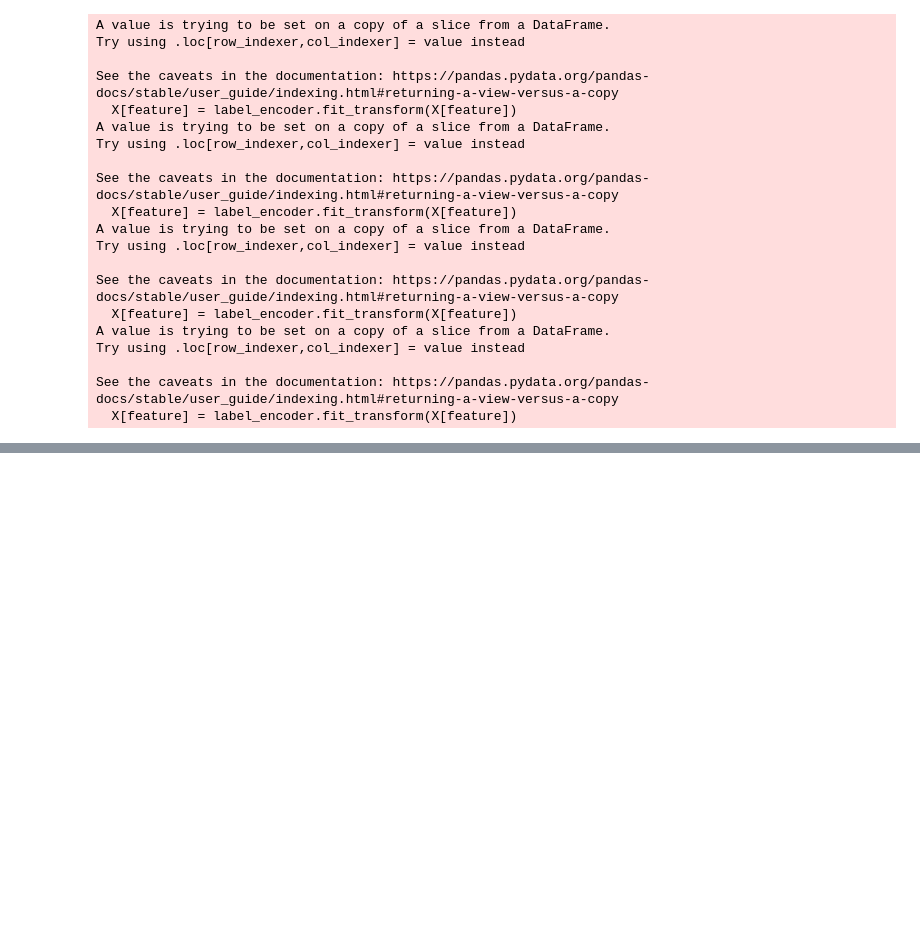
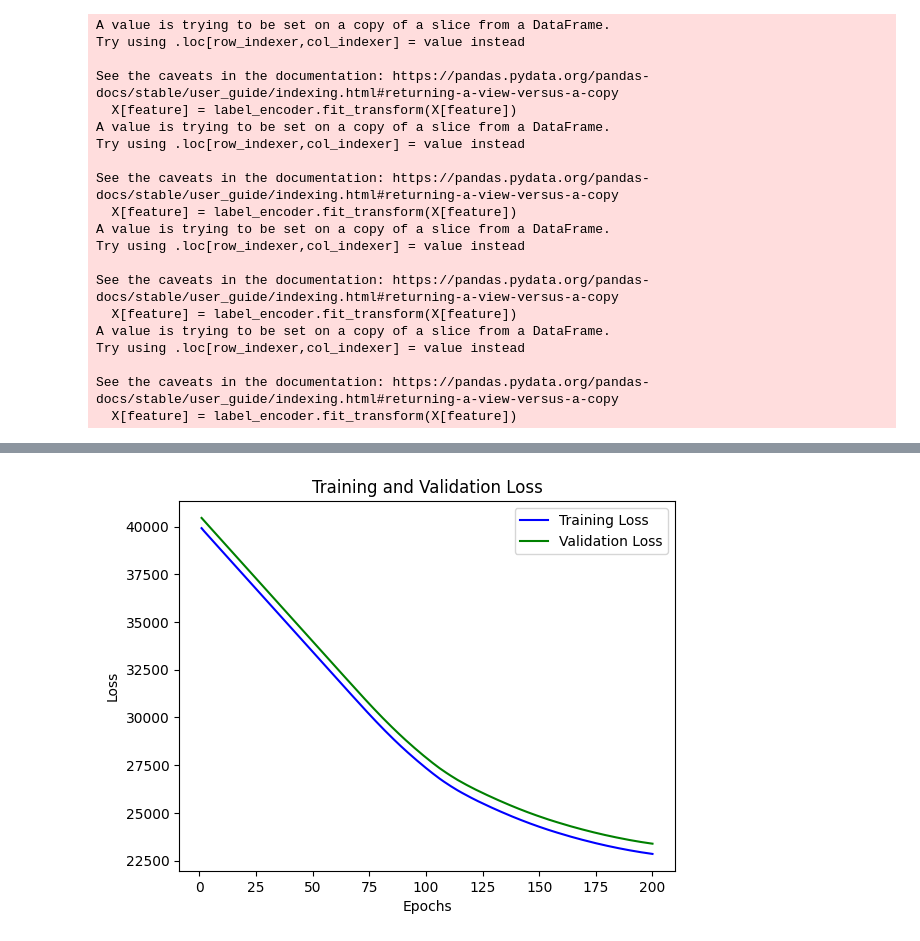
Before and after one commit to WilbertWill1am/Smart-Grocery-List-Capstone, a Jupyter notebook: Store_Recommendation/Rekomendasi_tempat_termurah.ipynb, the cells around one changed output, grey strips where cells are left out. Saved outputs shown, nothing was run; the diff lists cells and outputs as text; code cells hidden in the pictures; blank space fills up the shorter version.

Commit message:
memperbaharui model dan dataset

```diff
--- a/Store_Recommendation/Rekomendasi_tempat_termurah.ipynb
+++ b/Store_Recommendation/Rekomendasi_tempat_termurah.ipynb
@@ -25,7 +64,7 @@ y = dataset[target]
 # %%
 # Perform label encoding on the categorical features
 label_encoder = LabelEncoder()
-for feature in features:
+for feature in ['pasar', 'category', 'commodity', 'unit']:
     X[feature] = label_encoder.fit_transform(X[feature])
 # %% [output]
 A value is trying to be set on a copy of a slice from a DataFrame.
@@ -76,22 +126,35 @@ X_test shape: (10713, 4)
 y_train shape: (42849,)
 y_test shape: (10713,)
+# %%
+# Calculate the maximum length
+max_length = X_pasar.shape[1]
 # %%
 # Define the model architecture
-embedding_dim = 200  # Adjust the embedding dimension as needed
+embedding_dim = 100  # Adjust the embedding dimension as needed
 vocab_size = len(tokenizer.word_index) + 1
 
-text_input = Input(shape=(X_combined.shape[1],))
-embedding_layer = Embedding(vocab_size, embedding_dim)(text_input)
+# Text input
+text_input = Input(shape=(max_length,))
+embedding_layer = Embedding(input_dim=vocab_size, output_dim=embedding_dim, input_length=max_length)(text_input)
 
-numeric_input = Input(shape=(1,))
-reshaped_numeric_input = tf.reshape(numeric_input, (-1, X_combined.shape[1], 1))
+# Numeric input
+numeric_input_shape = (X_train_train.shape[1],)
+numeric_input = Input(shape=numeric_input_shape)
+reshaped_numeric_input = Reshape((1, numeric_input_shape[0]))(numeric_input)
 
-concatenated = concatenate([embedding_layer, reshaped_numeric_input])
+# Concatenate text and numeric inputs
+concatenated = concatenate([embedding_layer, reshaped_numeric_input], axis=-1)
 
-output = Dense(1, activation='linear')(concatenated)
+# LSTM layer
+lstm_layer = LSTM(128)(concatenated)
 
+# Output layer
+output = Dense(1, activation='linear')(lstm_layer)
+
+# Create the model
 model = Model(inputs=[text_input, numeric_input], outputs=output)
 
+# Compile and train the model
 model.compile(loss='mean_absolute_error', optimizer='adam')
-history = model.fit([X_train, X_train], y_train, epochs=50, batch_size=64)
+history = model.fit([X_pasar_train, X_train_train], y_train, epochs=200, batch_size=32, validation_data=([X_pasar_test, X_train_test], y_test))
 # %% [output]
@@ -123,0 +187,16 @@ plt.show()
+# %%
+# Get the training and validation loss values from the history object
+train_loss = history.history['loss']
+val_loss = history.history['val_loss']
+
+# Plot the training and validation loss
+epochs = range(1, len(train_loss) + 1)
+plt.plot(epochs, train_loss, 'b-', label='Training Loss')
+plt.plot(epochs, val_loss, 'g-', label='Validation Loss')
+plt.title('Training and Validation Loss')
+plt.xlabel('Epochs')
+plt.ylabel('Loss')
+plt.legend()
+plt.show()
+# %% [output]
+[figure, added]
```
Also changed, not shown: parts of 20 cells of this notebook, 1 other file.
